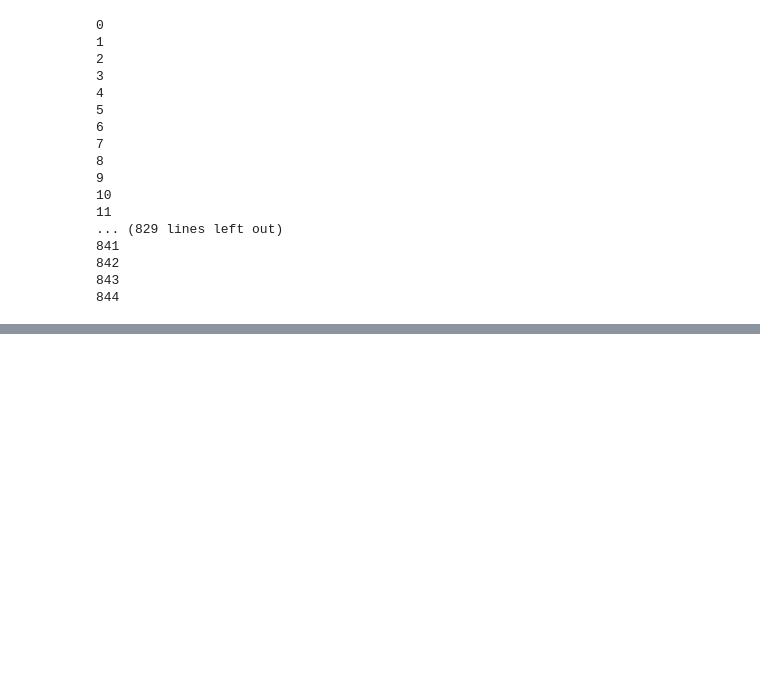
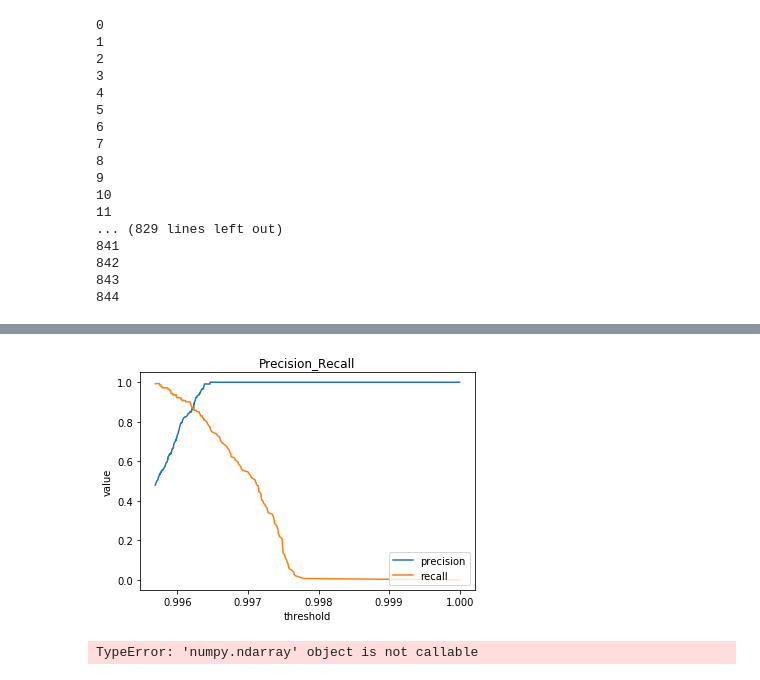
Before and after one commit to antoniomuso/PeterPen, a Jupyter notebook: data_processing/TIME_WARP.ipynb, the cells around one changed output, grey strips where cells are left out. Cells and saved outputs as stored; diff of their text form; code cells hidden in the pictures; blank space fills up the shorter version.

```diff
--- a/data_processing/TIME_WARP.ipynb
+++ b/data_processing/TIME_WARP.ipynb
@@ -172,0 +185,22 @@ roc_auc_score(label_dg, media)
+# %%
+precision, recall, th = precision_recall_curve(label_dg, media_invertita)
+arr = np.delete(precision, 0)
+arr_rec = np.delete(recall, 0)
+
+plt.plot(th,arr)
+plt.plot(th,arr_rec)
+plt.title('Precision_Recall')
+plt.ylabel('value')
+plt.xlabel('threshold')
+plt.legend(['precision', 'recall'], loc='lower right')
+plt.savefig('precision_recall_curve.svg')
+
+#roc_auc_score(label_dg, media)
+# %% [output]
+[figure, added]
+# %%
+fpr, tpr , threshold= roc_curve(label_dg, media_invertita)
+fnr = 1 - tpr
+eer_threshold = threshold(np.nanargmin(np.absolute((fnr - fpr))))
+# %% [output]
+TypeError: 'numpy.ndarray' object is not callable
```
Also changed, not shown: parts of 2 cells of this notebook, 3 other files.
